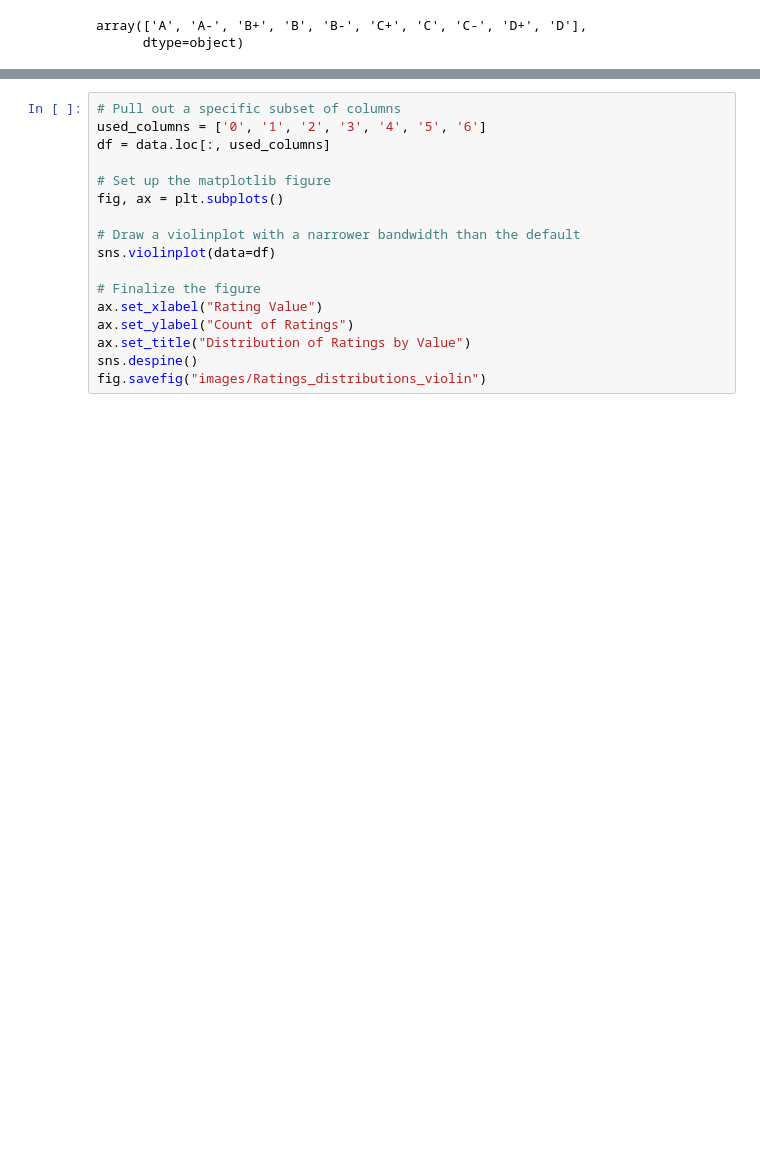
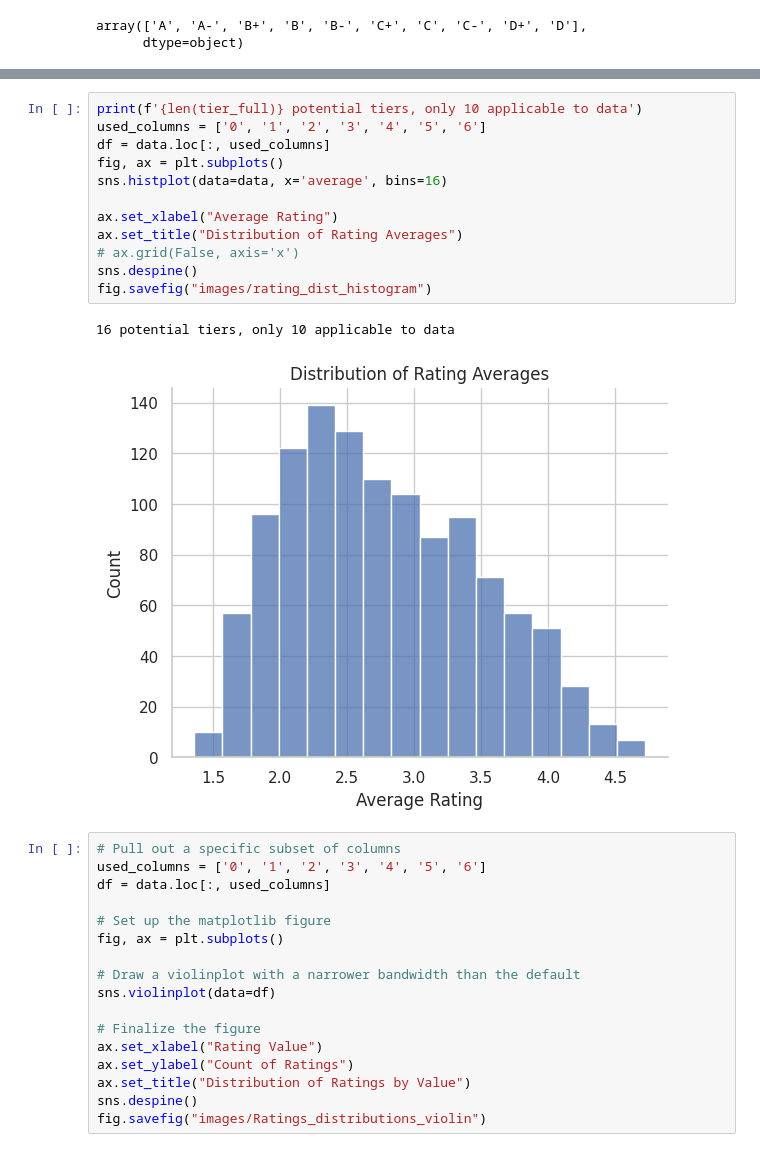
Before and after one commit to Nate-Sheibley/favorite_letters, a Jupyter notebook: favorite_letters.ipynb, the cells around one changed output, grey strips where cells are left out. Drawn from its saved outputs; the diff is of its cells as text; blank space fills up the shorter version.

Commit message:
added avg rating histogram

```diff
--- a/favorite_letters.ipynb
+++ b/favorite_letters.ipynb
@@ -141,5 +141,20 @@ fig.savefig("images/tier_dist_histogram")
 # %% [output]
 [figure]
+# %%
+print(f'{len(tier_full)} potential tiers, only 10 applicable to data')
+used_columns = ['0', '1', '2', '3', '4', '5', '6']
+df = data.loc[:, used_columns]
+fig, ax = plt.subplots()
+sns.histplot(data=data, x='average', bins=16)
+
+ax.set_xlabel("Average Rating")
+ax.set_title("Distribution of Rating Averages")
+# ax.grid(False, axis='x')
+sns.despine()
+fig.savefig("images/rating_dist_histogram")
+# %% [output]
+16 potential tiers, only 10 applicable to data
+[figure, added]
 # %%
 # Pull out a specific subset of columns
 used_columns = ['0', '1', '2', '3', '4', '5', '6']
```
Also changed, not shown: parts of 1 cell of this notebook, 2 other files.
